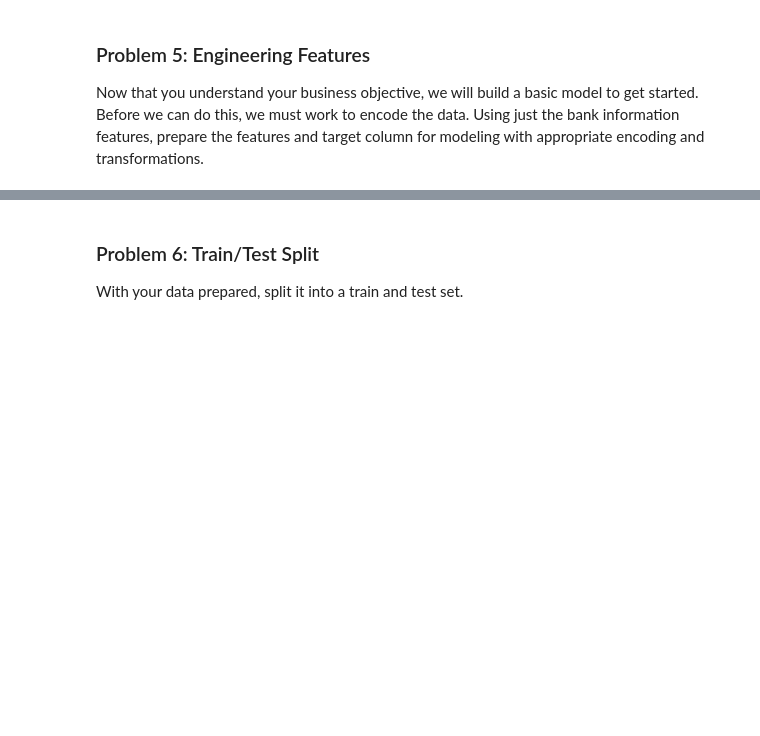
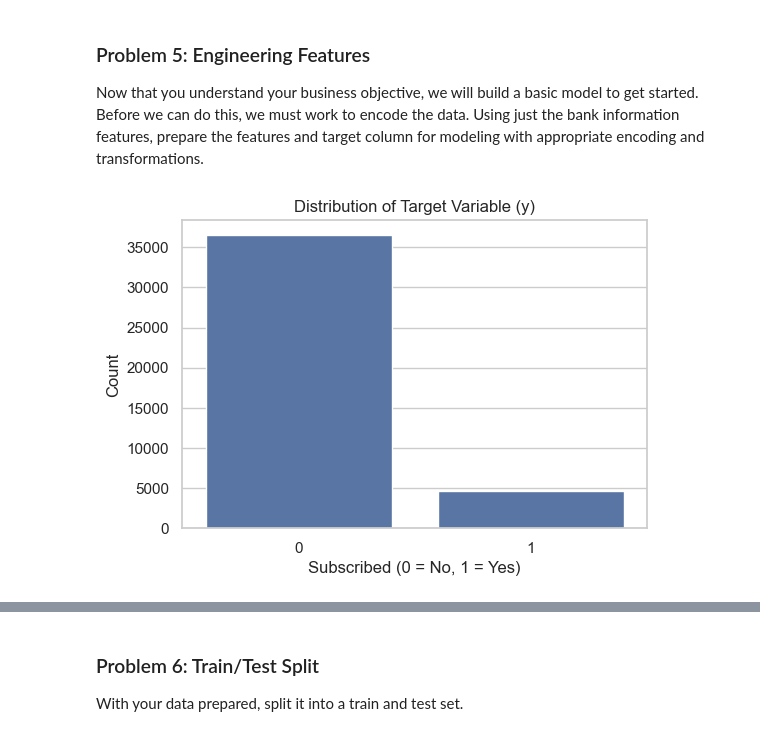
Before and after one commit to AG-AIdev/Assignment-17.1, a Jupyter notebook: prompt_III.ipynb, the cells around one changed output, grey strips where cells are left out. Saved outputs shown, nothing was run; the diff lists cells and outputs as text; code cells hidden in the pictures; blank space fills up the shorter version.

```diff
--- a/prompt_III.ipynb
+++ b/prompt_III.ipynb
@@ -19,4 +32,4 @@ import pandas as pd
 # %%
-df = pd.read_csv('data/bank-additional/bank-additional-full.csv', sep = ';')
+df = pd.read_csv("data/bank-additional-full.csv", sep=";")
 # %%
 df.head()
@@ -67,3 +138,12 @@ df.info()
 ### Problem 5: Engineering Features
 
 Now that you understand your business objective, we will build a basic model to get started.  Before we can do this, we must work to encode the data.  Using just the bank information features, prepare the features and target column for modeling with appropriate encoding and transformations.
+# %%
+# Bank features to be used for modeling
+bank_features = [
+    'age', 'job', 'marital', 'education',
+    'default', 'housing', 'loan'
+]
+
+X = df[bank_features]
+y = df['y']
@@ -69,0 +156,20 @@ Now that you understand your business objective, we will build a basic model to
+# %%
+# Final feature set and target variable
+y_final = y.map({'yes': 1, 'no': 0})
+X_final = X_encoded
+# %%
+# Visualizations
+import matplotlib.pyplot as plt
+import seaborn as sns
+
+sns.set(style="whitegrid")
+
+# Plot for the target variable distribution
+plt.figure(figsize=(6,4))
+sns.countplot(x=y_final)
+plt.title("Distribution of Target Variable (y)")
+plt.xlabel("Subscribed (0 = No, 1 = Yes)")
+plt.ylabel("Count")
+plt.show()
+# %% [output]
+[figure, added]
```
Also changed, not shown: parts of 25 cells of this notebook.
